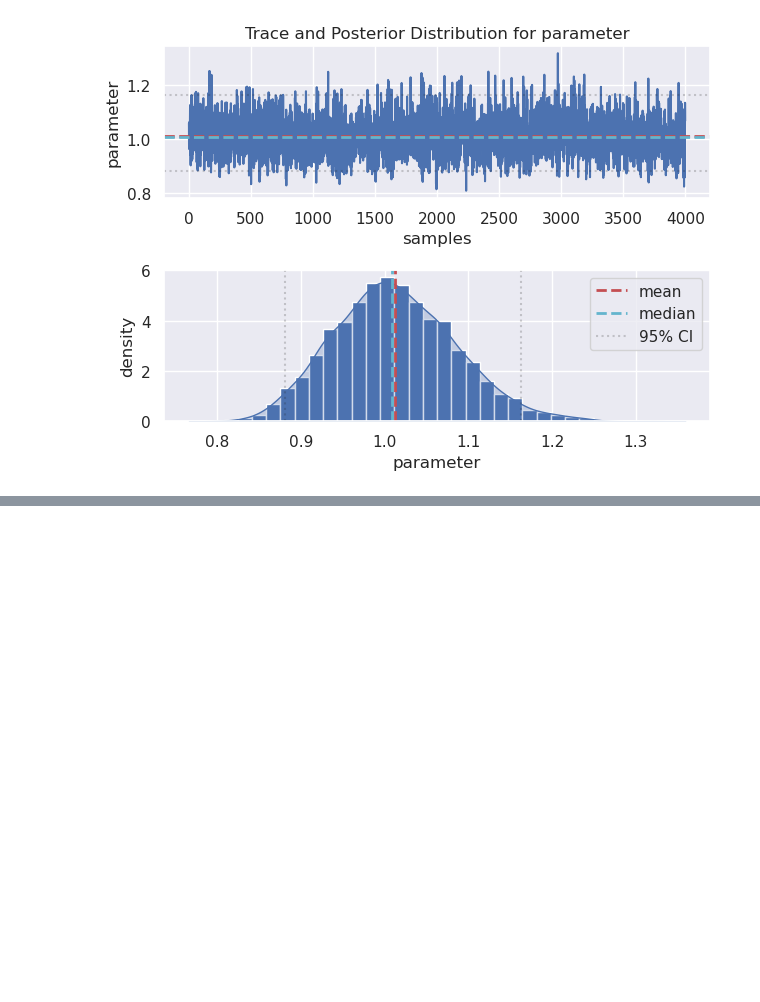
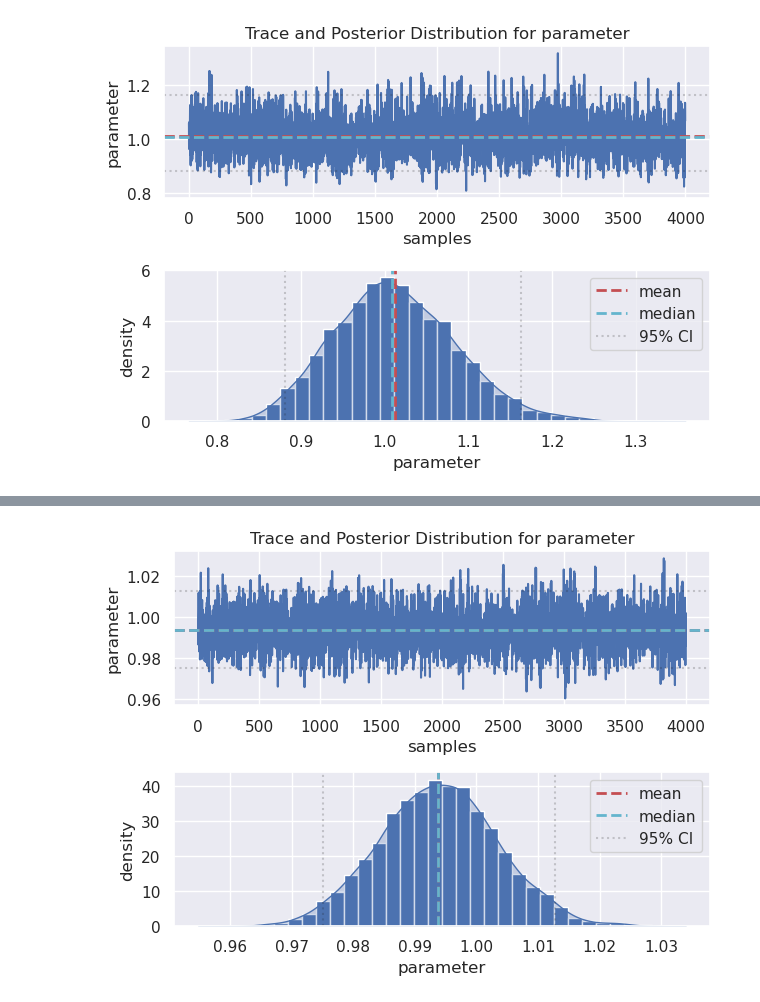
Before and after one commit to LucasWestfal/sensor_analysys, a Jupyter notebook: exemplo_MCMC.ipynb, the cells around one changed output, grey strips where cells are left out. Saved outputs shown, nothing was run; the diff lists cells and outputs as text; code cells hidden in the pictures; blank space fills up the shorter version.

```diff
--- a/exemplo_MCMC.ipynb
+++ b/exemplo_MCMC.ipynb
@@ -162,0 +361,4 @@ plot_trace(sigma)
+# %%
+plot_trace(sigma2)
+# %% [output]
+[figure, added]
```
Also changed, not shown: parts of 4 cells of this notebook, 4 other files.
